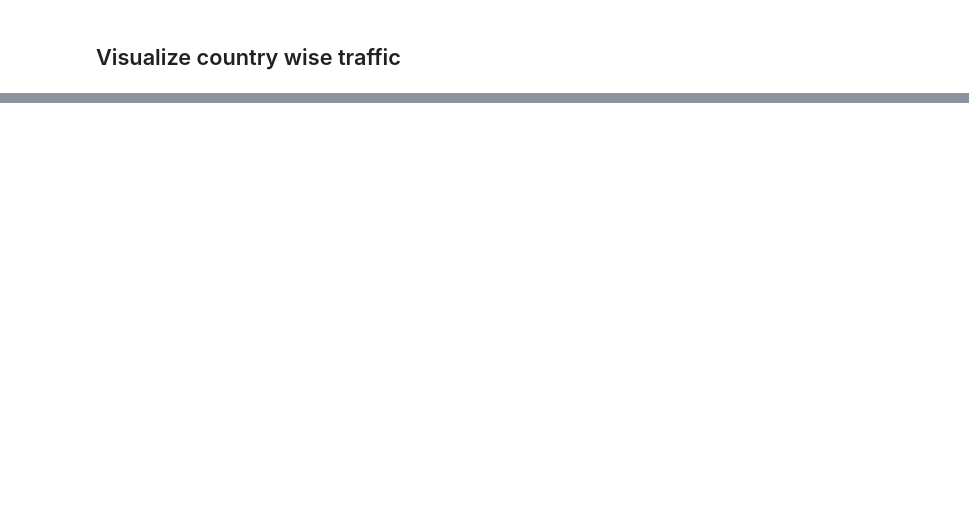
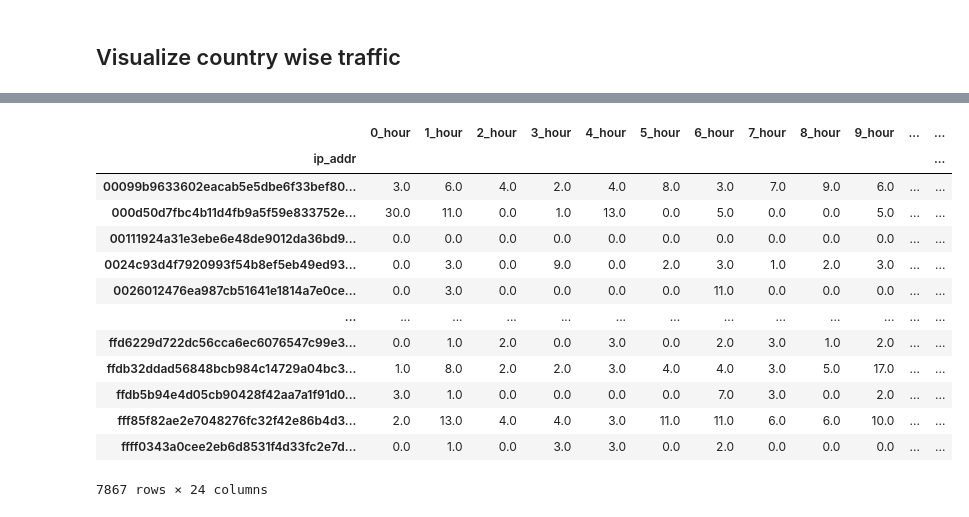
Before and after one commit to ltoco/Bot-Detection, a Jupyter notebook: ibm feature engineering.ipynb, the cells around one changed output, grey strips where cells are left out. Cells and saved outputs as stored; diff of their text form; code cells hidden in the pictures; blank space fills up the shorter version.

```diff
--- a/ibm feature engineering.ipynb
+++ b/ibm feature engineering.ipynb
@@ -285,0 +433,19 @@ Text(0.5, 1.0, 'Country wise Traffic')
+# %%
+per_hour.columns = [str(i)+'_hour' for i in range(24)]
+per_hour.fillna(0, inplace=True)
+per_hour
+# %% [output]
+|  | 0_hour | 1_hour | 2_hour | 3_hour | 4_hour | 5_hour | 6_hour | 7_hour | 8_hour | 9_hour | ... | ... |
+| ip_addr |  |  |  |  |  |  |  |  |  |  |  | ... |
+| 00099b9633602eacab5e5dbe6f33bef80... | 3.0 | 6.0 | 4.0 | 2.0 | 4.0 | 8.0 | 3.0 | 7.0 | 9.0 | 6.0 | ... | ... |
+| 000d50d7fbc4b11d4fb9a5f59e833752e... | 30.0 | 11.0 | 0.0 | 1.0 | 13.0 | 0.0 | 5.0 | 0.0 | 0.0 | 5.0 | ... | ... |
+| 00111924a31e3ebe6e48de9012da36bd9... | 0.0 | 0.0 | 0.0 | 0.0 | 0.0 | 0.0 | 0.0 | 0.0 | 0.0 | 0.0 | ... | ... |
+| 0024c93d4f7920993f54b8ef5eb49ed93... | 0.0 | 3.0 | 0.0 | 9.0 | 0.0 | 2.0 | 3.0 | 1.0 | 2.0 | 3.0 | ... | ... |
+| 0026012476ea987cb51641e1814a7e0ce... | 0.0 | 3.0 | 0.0 | 0.0 | 0.0 | 0.0 | 11.0 | 0.0 | 0.0 | 0.0 | ... | ... |
+| ... | ... | ... | ... | ... | ... | ... | ... | ... | ... | ... | ... | ... |
+| ffd6229d722dc56cca6ec6076547c99e3... | 0.0 | 1.0 | 2.0 | 0.0 | 3.0 | 0.0 | 2.0 | 3.0 | 1.0 | 2.0 | ... | ... |
+| ffdb32ddad56848bcb984c14729a04bc3... | 1.0 | 8.0 | 2.0 | 2.0 | 3.0 | 4.0 | 4.0 | 3.0 | 5.0 | 17.0 | ... | ... |
+| ffdb5b94e4d05cb90428f42aa7a1f91d0... | 3.0 | 1.0 | 0.0 | 0.0 | 0.0 | 0.0 | 7.0 | 3.0 | 0.0 | 2.0 | ... | ... |
+| fff85f82ae2e7048276fc32f42e86b4d3... | 2.0 | 13.0 | 4.0 | 4.0 | 3.0 | 11.0 | 11.0 | 6.0 | 6.0 | 10.0 | ... | ... |
+| ffff0343a0cee2eb6d8531f4d33fc2e7d... | 0.0 | 1.0 | 0.0 | 3.0 | 3.0 | 0.0 | 2.0 | 0.0 | 0.0 | 0.0 | ... | ... |
+7867 rows × 24 columns
```
Also changed, not shown: parts of 36 cells of this notebook, 1 other file.
